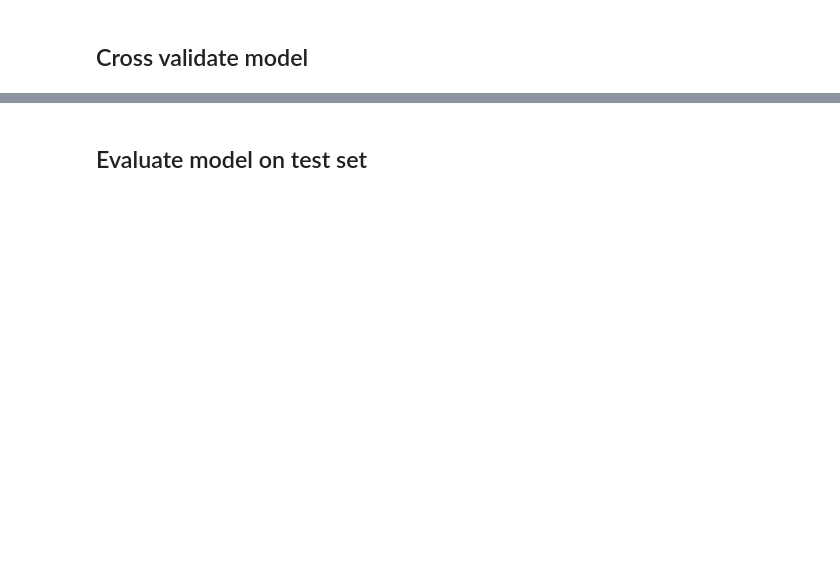
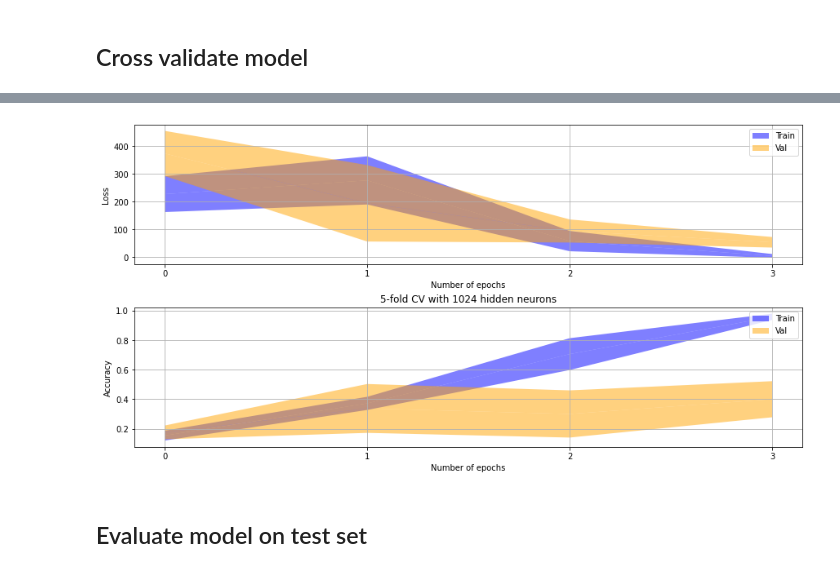
Before and after one commit to TegestBogale/ARN_Labo5, a Jupyter notebook: PW5_notebooks/notebooks/asl.ipynb, the cells around one changed output, grey strips where cells are left out. Saved outputs shown, nothing was run; the diff lists cells and outputs as text; code cells hidden in the pictures; blank space fills up the shorter version.

```diff
--- a/PW5_notebooks/notebooks/asl.ipynb
+++ b/PW5_notebooks/notebooks/asl.ipynb
@@ -107,7 +107,7 @@ def get_model():
 
 
     # We must add an output layer
-    output = Dense(len(LETTERS), activation='softmax')(layers) # final layer with softmax activation
+    output = Dense(len(LETTERS) + 1, activation='softmax')(layers) # final layer with softmax activation
 
     model = Model(inputs=base_model.input, outputs=output)
 
@@ -272,10 +284,12 @@ def plot_kfold_mean_performance(ax, train_performances, val_performances, measur
 # %%
 import matplotlib.pyplot as pl
 
 fig, axs = plt.subplots(2, 1, constrained_layout=True, figsize=(12,6))
 
-plot_kfold_mean_performance(axs[0], train_losses, val_losses, "Loss")
-plot_kfold_mean_performance(axs[1], train_accuracies, val_accuracies, "Accuracy")
+plot_kfold_mean_performance(axs[0], train_losses, val_losses, "Loss", 5, 1024)
+plot_kfold_mean_performance(axs[1], train_accuracies, val_accuracies, "Accuracy", 5, 1024)
+# %% [output]
+[figure, added]
 # %% [markdown]
 ## Evaluate model on test set
 # %%
```
Also changed, not shown: parts of 9 cells of this notebook.
